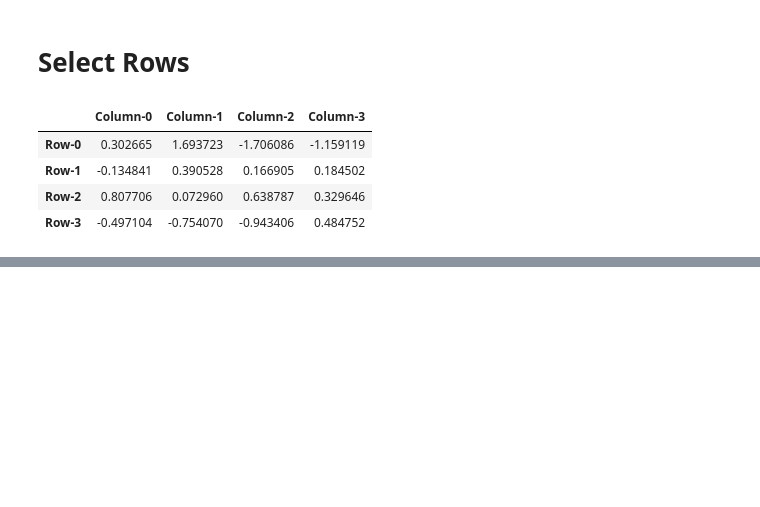
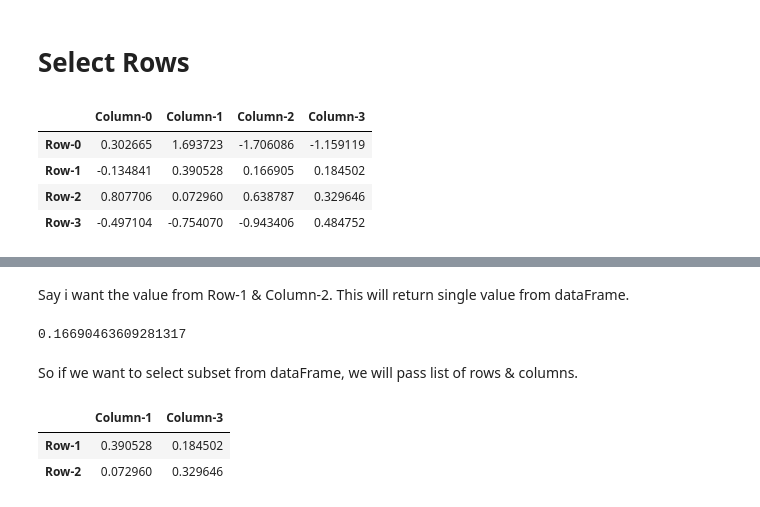
Before and after one commit to mujahid7292/PythonForDataScienceAndMachileLearningBootCamp, a Jupyter notebook: PythonForDataAnalysis-Pandas/DataFrame-1.ipynb, the cells around one changed output, grey strips where cells are left out. Drawn from its saved outputs; the diff is of its cells as text; code cells hidden in the pictures; blank space fills up the shorter version.

Commit message:
DataFrame-Conditinal Selection

```diff
--- a/PythonForDataAnalysis-Pandas/DataFrame.ipynb
+++ b/PythonForDataAnalysis-Pandas/DataFrame-1.ipynb
@@ -10,9 +10,9 @@ Now we are going to set a seed. Seed will insure that every one will get same ra
 # %%
 np.random.seed(101)
 # %%
-# Create Some Data For DataFrame. This is 5 by 4 Matrix
-data = randn(5,4)
-# Create Row Label using python list
+# Create Matrix For DataFrame. This is 5 by 4 Matrix.
+Matrix = randn(5,4)
+# Create Row Label using python list.
 rowLabel = ['Row-0','Row-1','Row-2','Row-3','Row-4']
-# Create Column Label using python list
+# Create Column Label using python list.
 columnLabel = ['Column-0','Column-1','Column-2','Column-3']
@@ -19,6 +24,6 @@ columnLabel = ['Column-0','Column-1','Column-2','Column-3']
 # %%
 # Create a pandas DataFrame
-dataFrame = pd.DataFrame(data=data,index=rowLabel,columns=columnLabel)
+dataFrame = pd.DataFrame(data=Matrix,index=rowLabel,columns=columnLabel)
 # %%
 dataFrame
 # %% [output]
@@ -185,0 +225,17 @@ There is a two ways to select rows in DataFrame. Means there is two method to us
+# %% [markdown]
+Say i want the value from Row-1 & Column-2. This will return single value from dataFrame.
+# %%
+dataFrame.loc["Row-1","Column-2"]
+# %% [output]
+0.16690463609281317
+# %% [markdown]
+So if we want to select subset from dataFrame, we will pass list of rows & columns.
+# %%
+toBePickedUpRowsList = ["Row-1","Row-2"]
+toBePickedUpColumnsList = ["Column-1","Column-3"]
+# %%
+dataFrame.loc[toBePickedUpRowsList,toBePickedUpColumnsList]
+# %% [output]
+|  | Column-1 | Column-3 |
+| Row-1 | 0.390528 | 0.184502 |
+| Row-2 | 0.072960 | 0.329646 |
```
Also changed, not shown: parts of 14 cells of this notebook, 1 other file.
